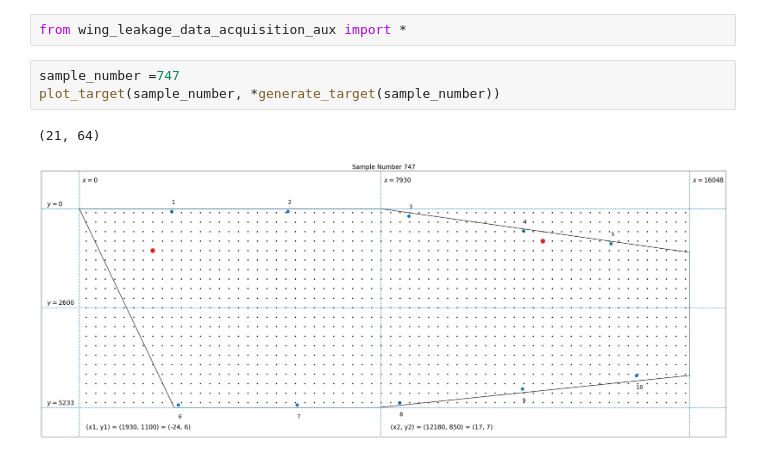
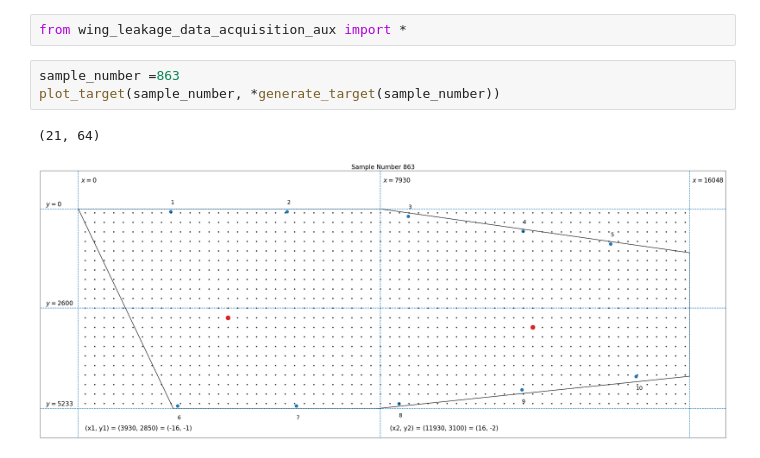
Before and after one commit to sreeragvn/Student-Project-leakage_detection, a Jupyter notebook: Data acquisition/wing_leakage_data_acquisition.ipynb, the cells around one changed output. Drawn from its saved outputs; the diff is of its cells as text.

```diff
--- a/Data acquisition/wing_leakage_data_acquisition.ipynb
+++ b/Data acquisition/wing_leakage_data_acquisition.ipynb
@@ -1,8 +1,8 @@
 # %%
 from wing_leakage_data_acquisition_aux import *
 # %%
-sample_number =747
+sample_number =863
 plot_target(sample_number, *generate_target(sample_number))
 # %% [output]
 (21, 64)
-[figure, old version]
+[figure, new version]
```
Also changed, not shown: 4 other files.
